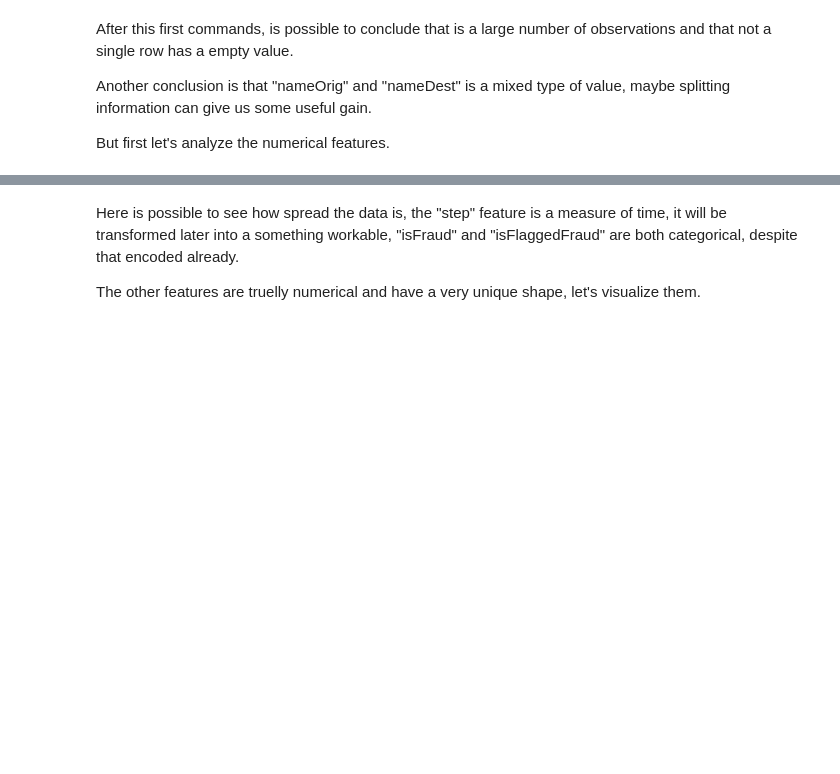
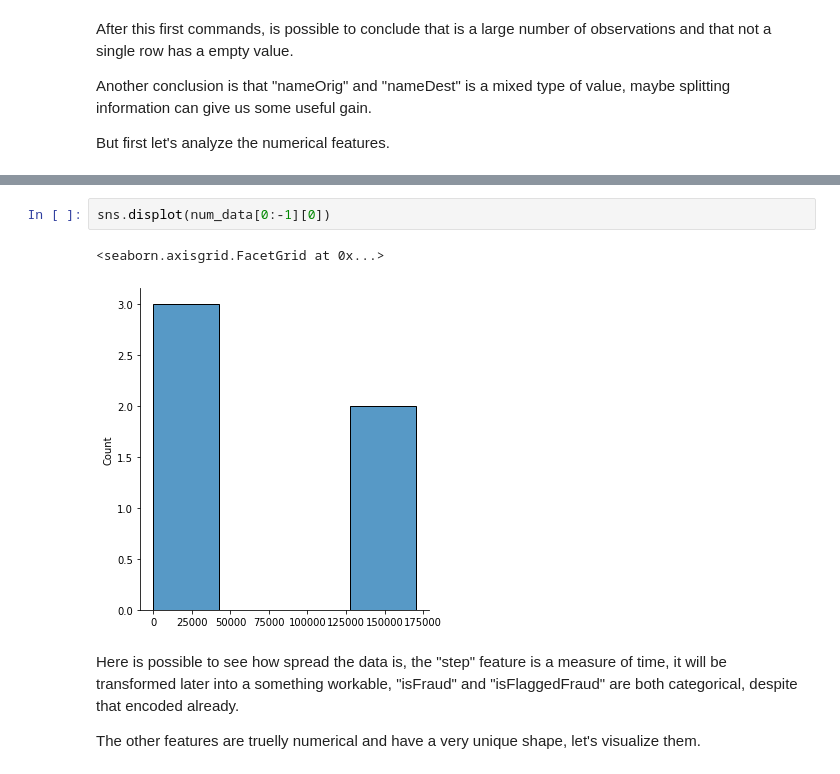
Before and after one commit to romulocrp/ml-projects, a Jupyter notebook: beg/online-payments-fraud-detection/project.ipynb, the cells around one changed output, grey strips where cells are left out. Saved outputs shown, nothing was run; the diff lists cells and outputs as text; blank space fills up the shorter version.

```diff
--- a/beg/online-payments-fraud-detection/project.ipynb
+++ b/beg/online-payments-fraud-detection/project.ipynb
@@ -136,3 +142,8 @@ data.describe().T.assign(skewness = data_skew, kurtosis = data_kurt, median = da
+# %%
+sns.displot(num_data[0:-1][0])
+# %% [output]
+<seaborn.axisgrid.FacetGrid at 0x...>
+[figure, added]
 # %% [markdown]
 Here is possible to see how spread the data is, the "step" feature is a measure of time, it will be transformed later into a something workable, "isFraud" and "isFlaggedFraud" are both categorical, despite that encoded already.
 
```
Also changed, not shown: parts of 6 cells of this notebook.
